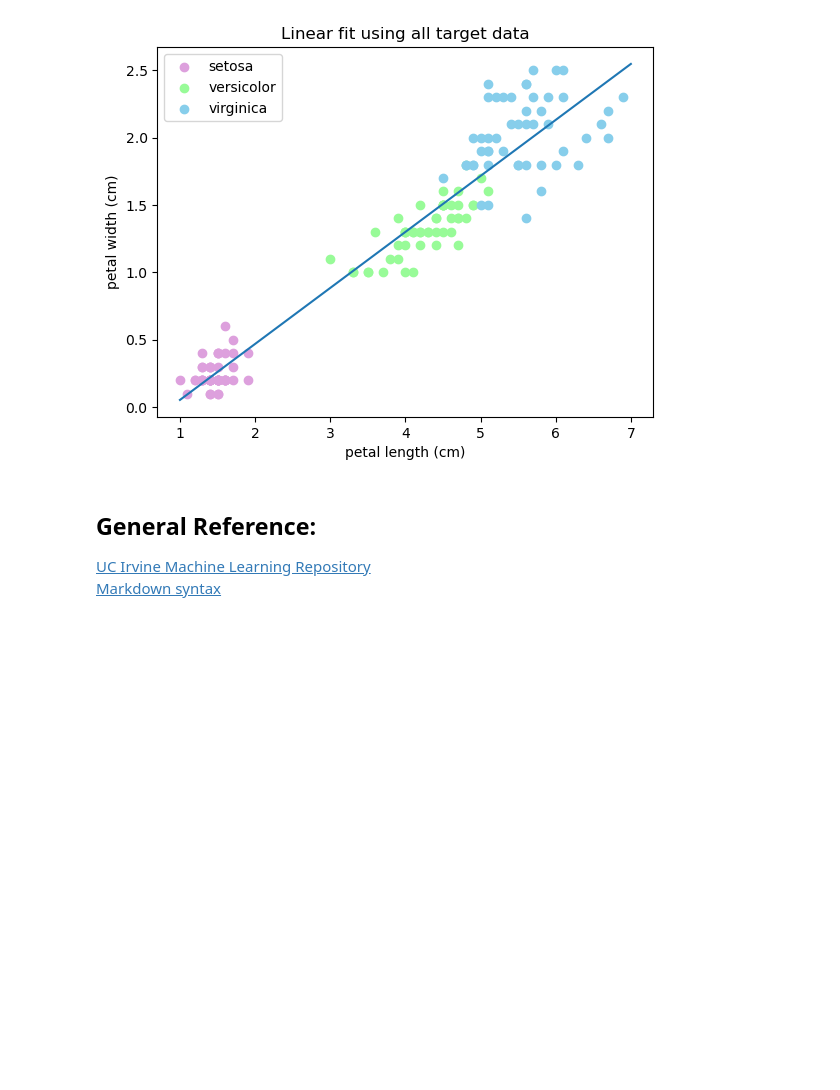
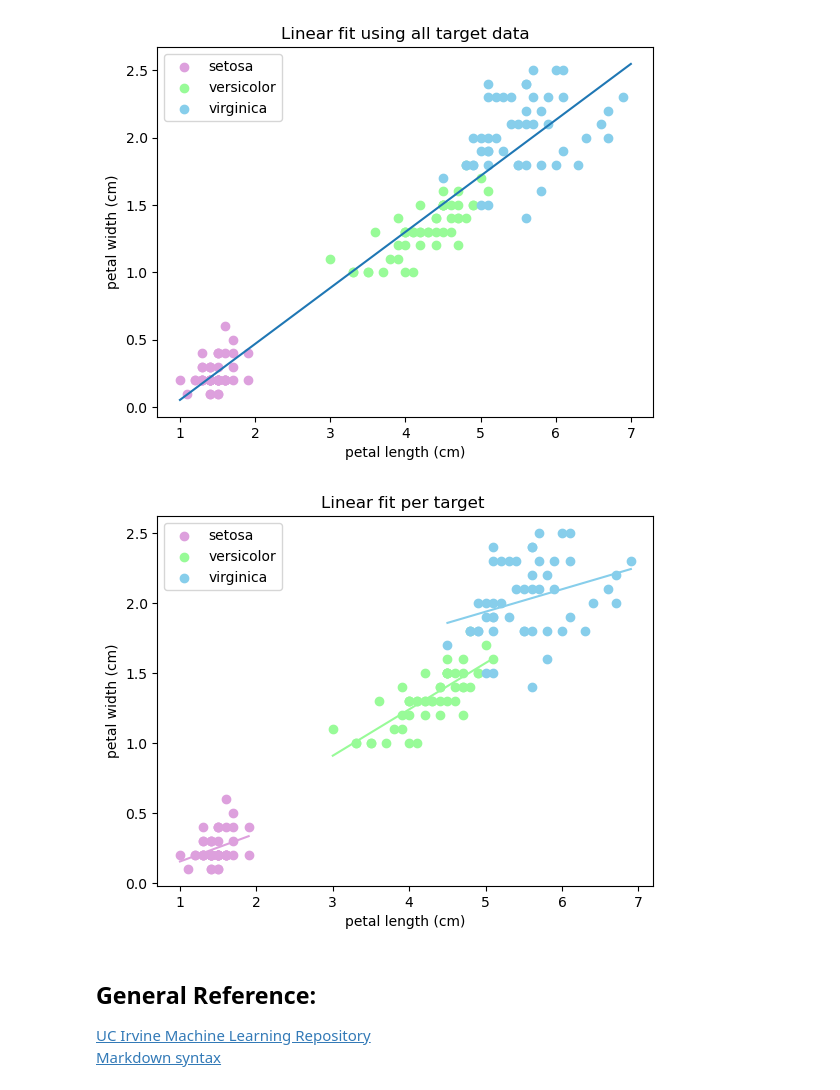
Before and after one commit to SuColl/principles_of_data_analytics, a Jupyter notebook: tasks.ipynb, the cells around one changed output. Cells and saved outputs as stored; diff of their text form; code cells hidden in the pictures; blank space fills up the shorter version.

Commit message:
(task07) Add linear fit for each target

```diff
--- a/tasks.ipynb
+++ b/tasks.ipynb
@@ -328,12 +328,14 @@ plt.legend();
 # %%
 # Calculate the coefficients of a linear fit to the scatter plot above
 # using data from all targets
+# Documentation for numpy.polyfit:
+# https://numpy.org/doc/stable/reference/generated/numpy.polyfit.html
 slope, intercept = np.polyfit(dataset.data[:,2], dataset.data[:,3], 1)
 
-# Calculate a range of x-values and corresponding y-values
+# Generate a range of x-values and calculate the  corresponding y-values
 # using the linear fit
 linfit_x_values = np.arange(1,7,0.001)
-linfit_y_values = (x_values * slope) + intercept
+linfit_y_values = (linfit_x_values * slope) + intercept
 
 # Copied from previous code cell for scatter plots
 for species in range(n_targets):
@@ -353,6 +355,56 @@ plt.plot(linfit_x_values, linfit_y_values)
 plt.title("Linear fit using all target data");
 # %% [output]
 [figure]
+# %%
+
+# Calculate the coefficients of a linear fit to the scatter plot above
+# using data from each target separately
+# Documentation for numpy.polyfit:
+# https://numpy.org/doc/stable/reference/generated/numpy.polyfit.html
+
+
+# Copied from previous code cell for scatter plots
+# For each target, by index,
+for species in range(n_targets):
+
+    # Calculate the linear fit for this target's data
+    slope, intercept = np.polyfit(
+        dataset.data[dataset.target==species,x],
+        dataset.data[dataset.target==species,y],
+        1
+    )
+
+    # set the linear fit x-values to the lowest and highest x-values in
+    # this targets's dataset
+    linfit_x_values = np.arange(
+        np.min(dataset.data[dataset.target==species,x]),
+        np.max(dataset.data[dataset.target==species,x]),
+        0.001
+        )
+
+    # calculate the corresponding y-values using this linear fit
+    linfit_y_values = (linfit_x_values * slope) + intercept
+
+    # plot the scatter plot (as above)
+    plt.scatter(
+        dataset.data[dataset.target==species,x],
+        dataset.data[dataset.target==species,y],
+        color = hist_colours[species],
+        label = dataset.target_names[species]
+    )
+
+    # plot the linear fit in the same colour as this target's
+    # scatter plot
+    plt.plot(linfit_x_values, linfit_y_values, color = hist_colours[species])
+
+plt.xlabel(dataset.feature_names[x])
+plt.ylabel(dataset.feature_names[y])
+
+plt.legend();
+
+plt.title("Linear fit per target ");
+# %% [output]
+[figure, added]
 # %% [markdown]
 ## General Reference:
 [UC Irvine Machine Learning Repository](https://archive.ics.uci.edu/datasets)
```
